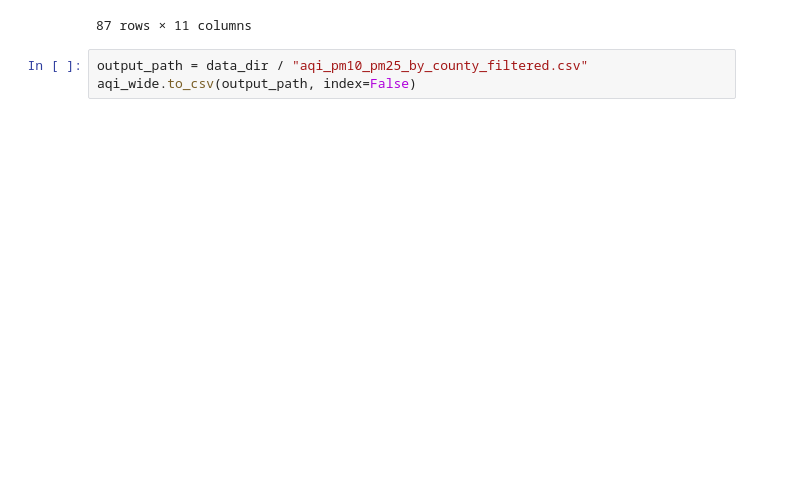
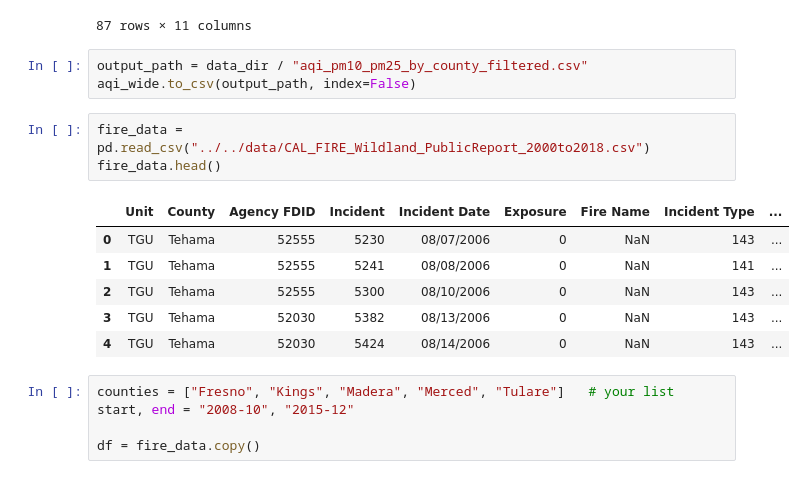
Before and after one commit to dillonallen92/CSUF-Project-Code, a Jupyter notebook: Project/code/notebooks/aug29_meeting_notebook.ipynb, the cells around one changed output. Saved outputs shown, nothing was run; the diff lists cells and outputs as text; blank space fills up the shorter version.

```diff
--- a/Project/code/notebooks/aug29_meeting_notebook.ipynb
+++ b/Project/code/notebooks/aug29_meeting_notebook.ipynb
@@ -281,3 +281,18 @@ aqi_wide
 # %%
 output_path = data_dir / "aqi_pm10_pm25_by_county_filtered.csv"
 aqi_wide.to_csv(output_path, index=False)
+# %%
+fire_data = pd.read_csv("../../data/CAL_FIRE_Wildland_PublicReport_2000to2018.csv")
+fire_data.head()
+# %% [output]
+|  | Unit | County | Agency FDID | Incident | Incident Date | Exposure | Fire Name | Incident Type | ... |
+| 0 | TGU | Tehama | 52555 | 5230 | 08/07/2006 | 0 | NaN | 143 | ... |
+| 1 | TGU | Tehama | 52555 | 5241 | 08/08/2006 | 0 | NaN | 141 | ... |
+| 2 | TGU | Tehama | 52555 | 5300 | 08/10/2006 | 0 | NaN | 143 | ... |
+| 3 | TGU | Tehama | 52030 | 5382 | 08/13/2006 | 0 | NaN | 143 | ... |
+| 4 | TGU | Tehama | 52030 | 5424 | 08/14/2006 | 0 | NaN | 143 | ... |
+# %%
+counties = ["Fresno", "Kings", "Madera", "Merced", "Tulare"]   # your list
+start, end = "2008-10", "2015-12"
+
+df = fire_data.copy()
```
Also changed, not shown: parts of 7 cells of this notebook, 1 other file.
